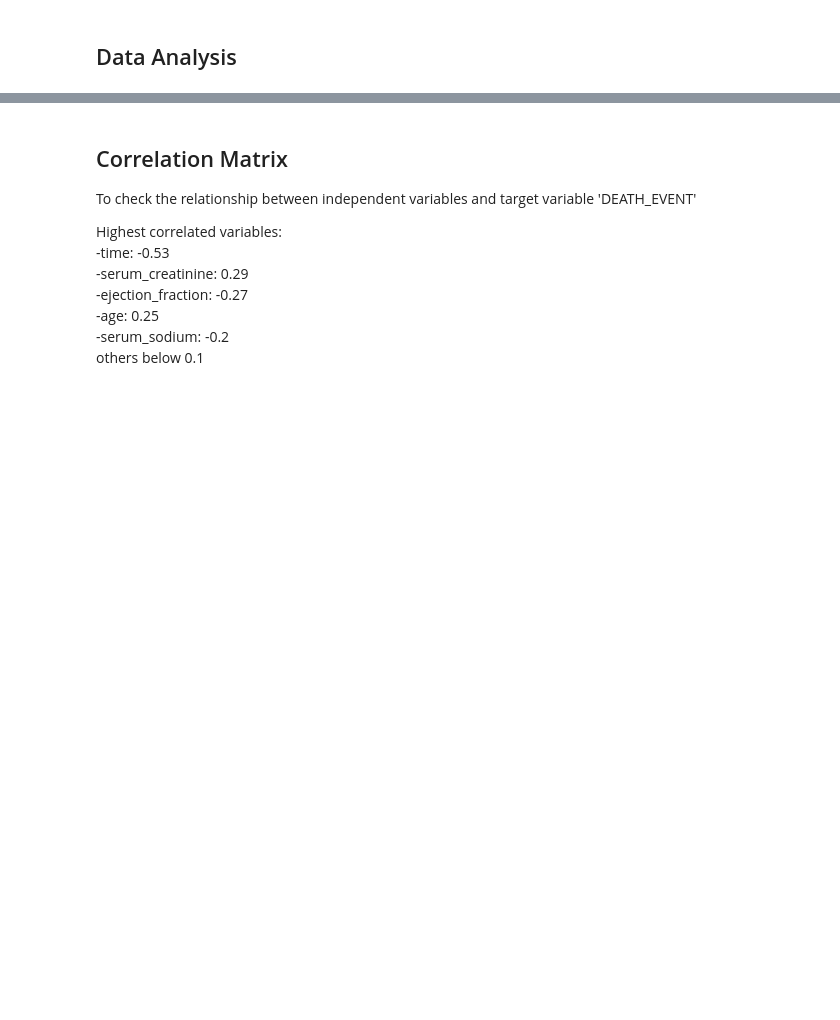
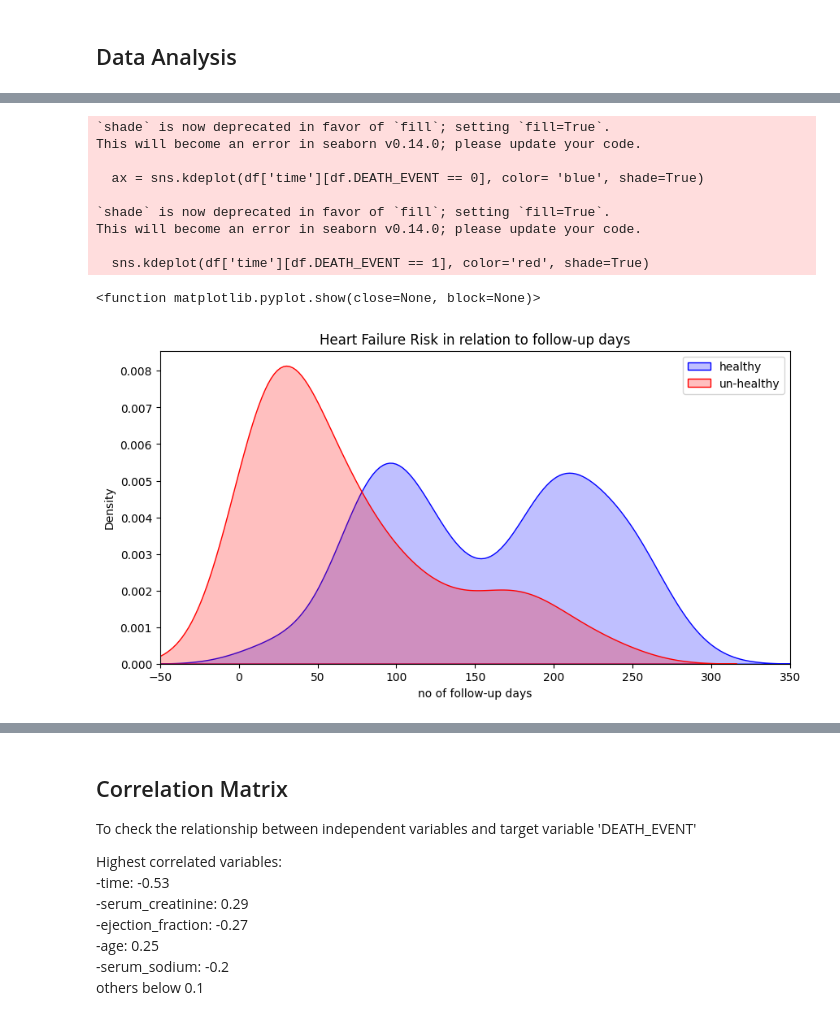
Before and after one commit to jujuju88/Heart_Failure_Prediction, a Jupyter notebook: heart_failure_prediction.ipynb, the cells around one changed output, grey strips where cells are left out. Saved outputs shown, nothing was run; the diff lists cells and outputs as text; code cells hidden in the pictures; blank space fills up the shorter version.

```diff
--- a/heart_failure_prediction.ipynb
+++ b/heart_failure_prediction.ipynb
@@ -286,0 +180,24 @@ for column in num_col:
+# %%
+## distribution and relation of time and death_event
+plt.figure(figsize=(10,5))
+
+ax = sns.kdeplot(df['time'][df.DEATH_EVENT == 0], color= 'blue', shade=True)
+sns.kdeplot(df['time'][df.DEATH_EVENT == 1], color='red', shade=True)
+
+plt.legend(['healthy', 'un-healthy'])
+plt.title('Heart Failure Risk in relation to follow-up days')
+ax.set(xlabel='no of follow-up days')
+plt.xlim(-50, 350)
+plt.show
+# %% [output]
+`shade` is now deprecated in favor of `fill`; setting `fill=True`.
+This will become an error in seaborn v0.14.0; please update your code.
+
+  ax = sns.kdeplot(df['time'][df.DEATH_EVENT == 0], color= 'blue', shade=True)
+
+`shade` is now deprecated in favor of `fill`; setting `fill=True`.
+This will become an error in seaborn v0.14.0; please update your code.
+
+  sns.kdeplot(df['time'][df.DEATH_EVENT == 1], color='red', shade=True)
+<function matplotlib.pyplot.show(close=None, block=None)>
+[figure, added]
```
Also changed, not shown: parts of 42 cells of this notebook, 1 other file.
